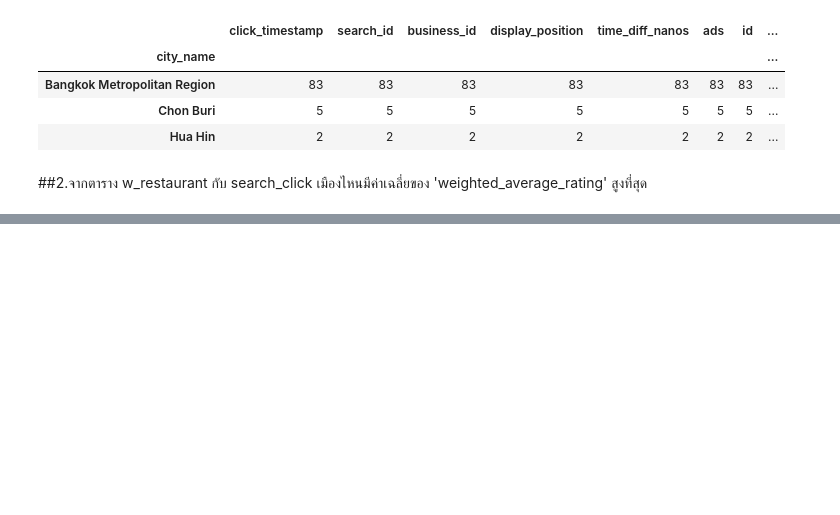
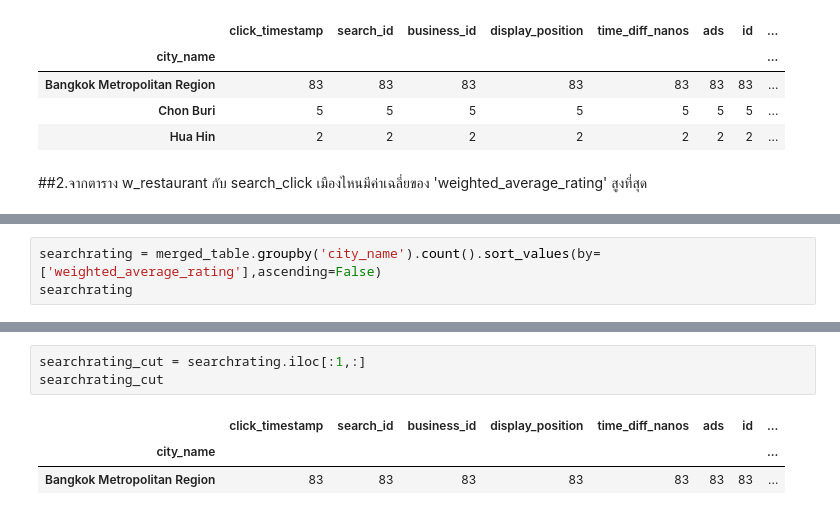
Before and after one commit to Jennapa-colab/DWDM21, a Jupyter notebook: Data_Preprocessing(chapter_3).ipynb, the cells around one changed output, grey strips where cells are left out. Saved outputs shown, nothing was run; the diff lists cells and outputs as text; blank space fills up the shorter version.

```diff
--- a/Data_Preprocessing(chapter_3).ipynb
+++ b/Data_Preprocessing(chapter_3).ipynb
@@ -1467,0 +1486,3 @@ search3_cut
+# %%
+searchrating = merged_table.groupby('city_name').count().sort_values(by=['weighted_average_rating'],ascending=False)
+searchrating
@@ -1467,0 +1505,7 @@ search3_cut
+# %%
+searchrating_cut = searchrating.iloc[:1,:]
+searchrating_cut
+# %% [output]
+|  | click_timestamp | search_id | business_id | display_position | time_diff_nanos | ads | id | ... |
+| city_name |  |  |  |  |  |  |  | ... |
+| Bangkok Metropolitan Region | 83 | 83 | 83 | 83 | 83 | 83 | 83 | ... |
```
Also changed, not shown: parts of 2 cells of this notebook.
